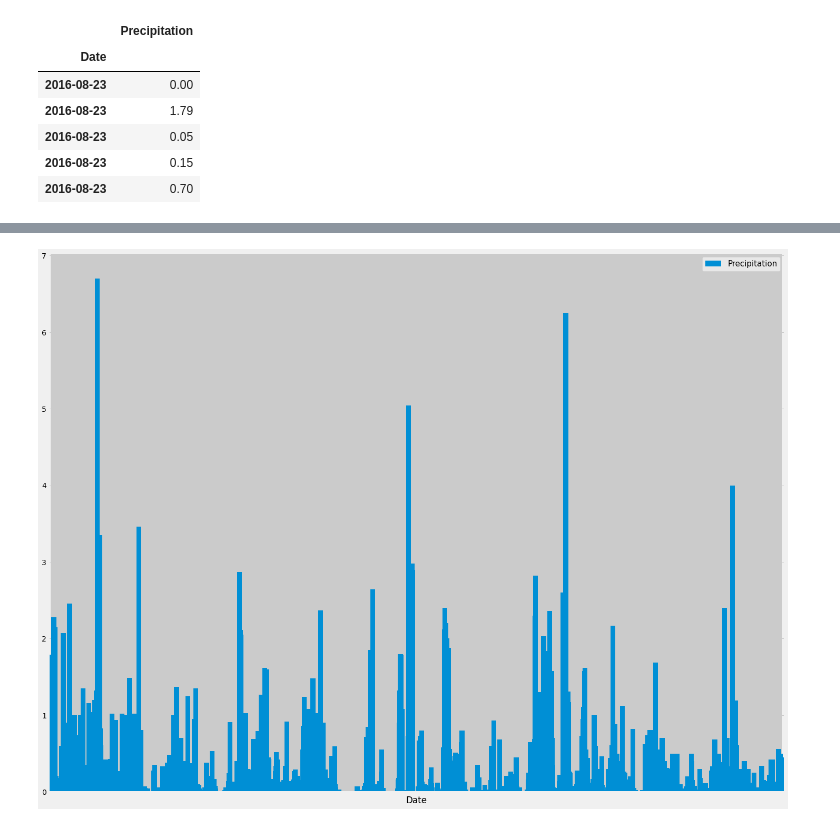
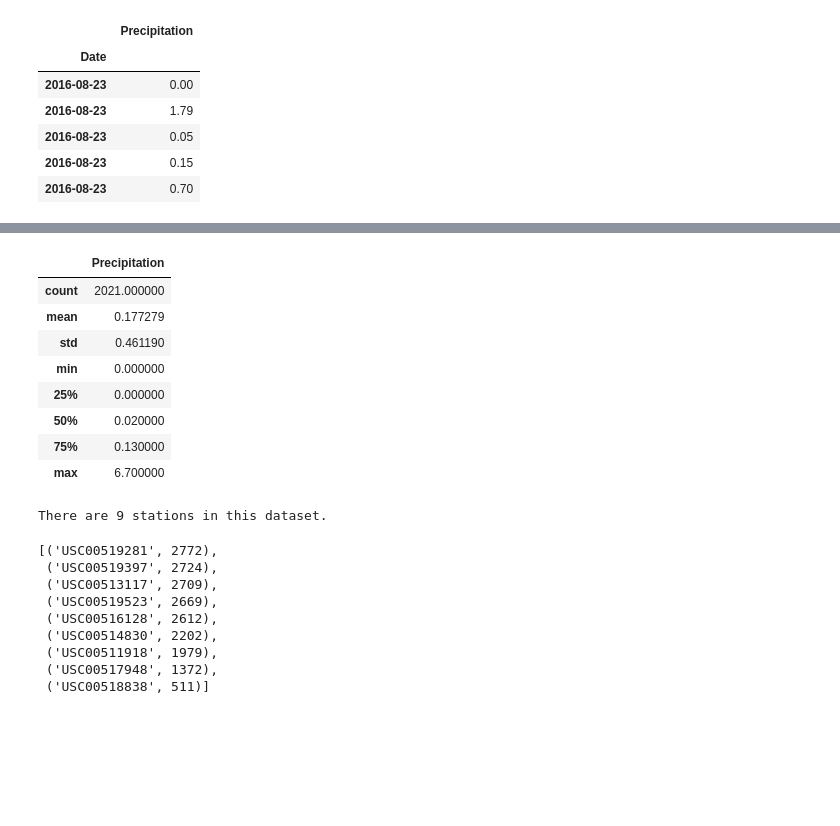
Before and after one commit to kcomalley14/sqlalchemy-challenge, a Jupyter notebook: climateanalysis.ipynb, the cells around one changed output, grey strips where cells are left out. Cells and saved outputs as stored; diff of their text form; code cells hidden in the pictures; blank space fills up the shorter version.

```diff
--- a/climateanalysis.ipynb
+++ b/climateanalysis.ipynb
@@ -95,21 +96,38 @@ AttributeError: 'Line2D' object has no property 'ylabel'
-# %%
-# Use Pandas Plotting with Matplotlib to plot the data
-fig = query_df.plot(kind='bar', figsize=(20,15), width=15)
-fig.set_xlabel("Date")
-fig.set_xticklabels([])
-fig.set_ylabel("Inches")
-plt.legend(['Precipitation'], fontsize=15)
-plt.tight_layout()
-plt.show()
-# %% [output]
-[figure, removed]
 # %%
 # Use Pandas to calcualte the summary statistics for the precipitation data
+query_df.describe()
+# %% [output]
+|  | Precipitation |
+| count | 2021.000000 |
+| mean | 0.177279 |
+| std | 0.461190 |
+| min | 0.000000 |
+| 25% | 0.000000 |
+| 50% | 0.020000 |
+| 75% | 0.130000 |
+| max | 6.700000 |
 # %%
 # Design a query to show how many stations are available in this dataset?
+station_count = session.query(Station.id).count()
+print(f'There are {station_count} stations in this dataset.')
+# %% [output]
+There are 9 stations in this dataset.
 # %%
 # What are the most active stations? (i.e. what stations have the most rows)?
 # List the stations and the counts in descending order.
+activity = session.query(Measurement.station, func.count(Measurement.station)).\
+group_by(Measurement.station).order_by(func.count(Measurement.station).desc()).all()
+activity
+# %% [output]
+[('USC00519281', 2772),
+ ('USC00519397', 2724),
+ ('USC00513117', 2709),
+ ('USC00519523', 2669),
+ ('USC00516128', 2612),
+ ('USC00514830', 2202),
+ ('USC00511918', 1979),
+ ('USC00517948', 1372),
+ ('USC00518838', 511)]
 # %%
 # Using the station id from the previous query, calculate the lowest temperature recorded,
 # highest temperature recorded, and average temperature of the most active station?
```
Also changed, not shown: parts of 3 cells of this notebook, 2 other files.
